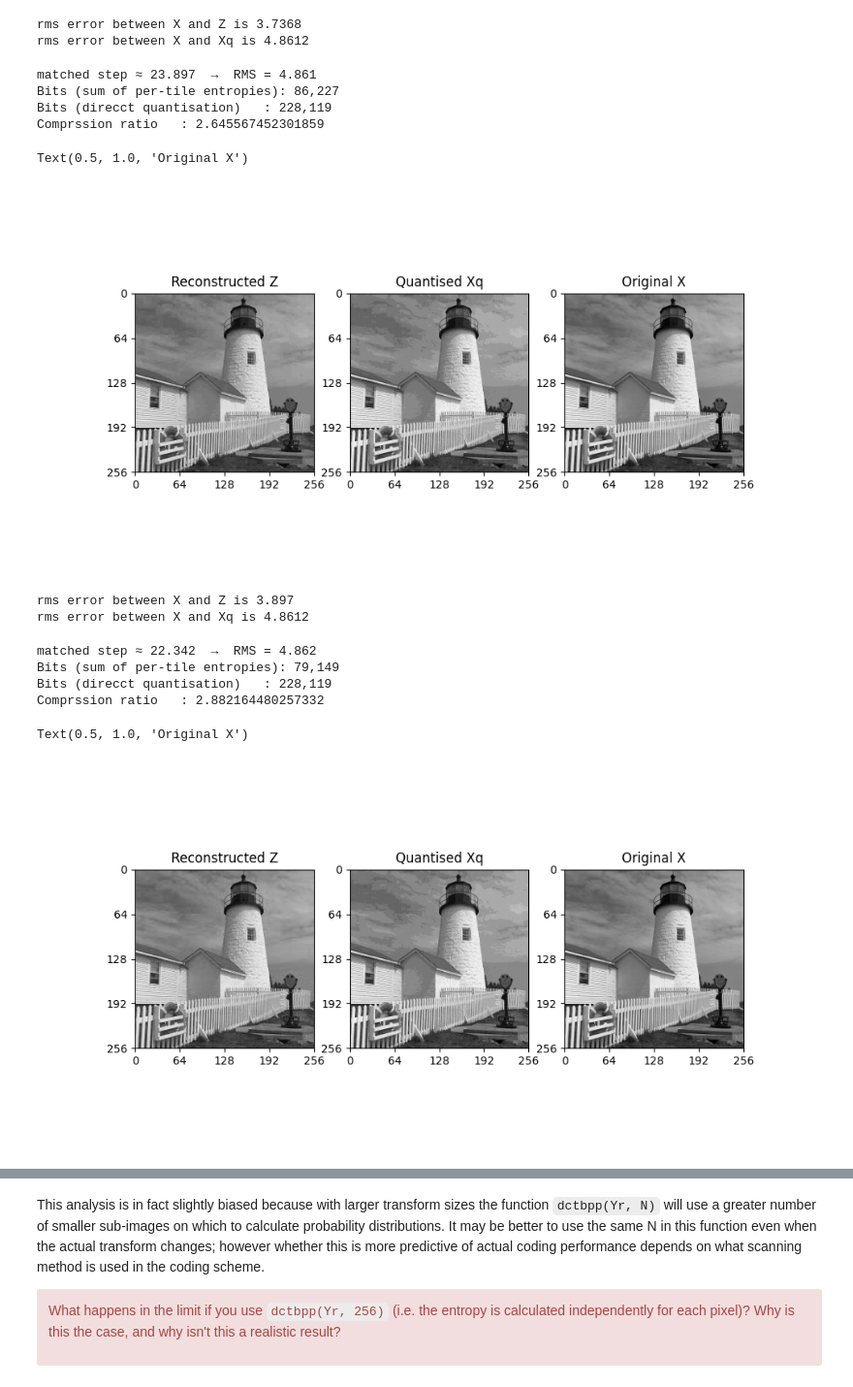
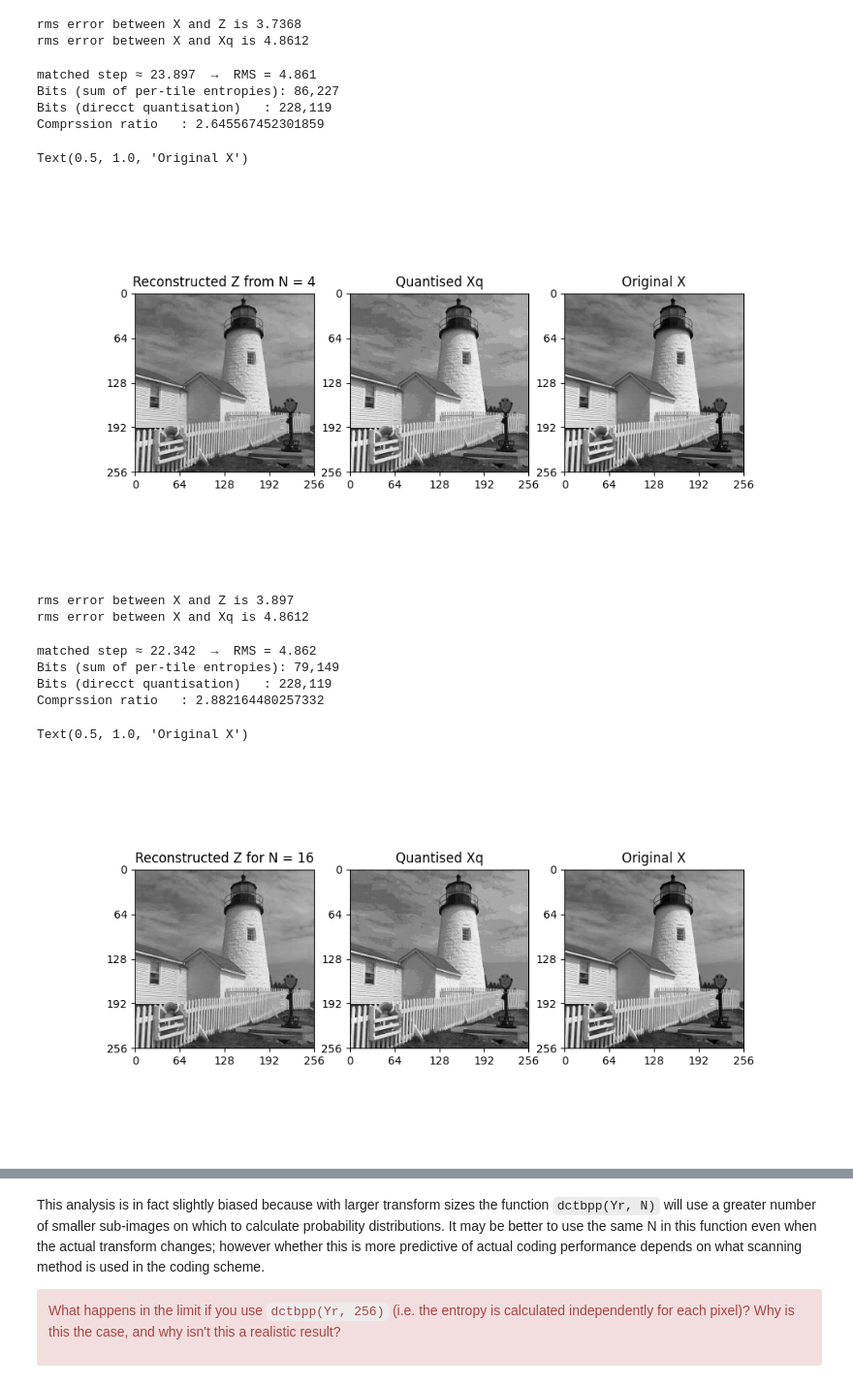
Before and after one commit to LucyYuanZihan/Lucy_cued_sf2_lab, a Jupyter notebook: 7-the-discrete-cosine-transform.ipynb, the cells around one changed output, grey strips where cells are left out. Shown at 97% size. Cells and saved outputs as stored; diff of their text form; code cells hidden in the pictures.

```diff
--- a/7-the-discrete-cosine-transform.ipynb
+++ b/7-the-discrete-cosine-transform.ipynb
@@ -499,36 +519,36 @@ def find_step_DCT_4(target_err, lo=1, hi=50, tol=0.001, max_iter= 5000):
         if e < target_err:
             lo = mid          # error too small ⇒ we need a larger step
 
     # If we drop out because of max_iter, return the best we have
     return mid, e   #mid is the matched step size, e is the error
 
 # optimise step size
 opt_step, opt_error = find_step_DCT_4(4.8612)
 print(f"\nmatched step ≈ {opt_step:.3f}  →  RMS = {opt_error:.3f}")
 
 # compression ratio
 N=4
 Yq = quantise(Y, step=opt_step)
 Yr = regroup(Yq, N) / N
 bits_sub = dctbpp(Yr, N=4)
 bits_direct_quantisation = bpp(quantise(X, step=17) )* X.size
 compression_ratio = bits_direct_quantisation / bits_sub
 print(f"Bits (sum of per-tile entropies): {bits_sub:,.0f}")
 print(f"Bits (direcct quantisation)   : {bits_direct_quantisation:,.0f}")
 print(f"Comprssion ratio   : {compression_ratio}")
 
-Z = colxfm(colxfm(Yq.T, C4.T).T, C4.T)
+Z4 = colxfm(colxfm(Yq.T, C4.T).T, C4.T)
 fig, (ax1, ax2, ax3) = plt.subplots(1, 3, figsize=(10, 5))
-plot_image(Z, ax=ax1); ax1.set_title("Reconstructed Z")
+plot_image(Z4, ax=ax1); ax1.set_title("Reconstructed Z from N = 4")
 plot_image(Xq, ax=ax2); ax2.set_title("Quantised Xq")
 plot_image(X, ax=ax3); ax3.set_title("Original X")
 # %% [output]
 matched step ≈ 23.897  →  RMS = 4.861
 Bits (sum of per-tile entropies): 86,227
 Bits (direcct quantisation)   : 228,119
 Comprssion ratio   : 2.645567452301859
 Text(0.5, 1.0, 'Original X')
-[figure, old version]
+[figure, new version]
 # %%
 # Your code here
 #reconstruct Z from Yq
@@ -586,9 +607,9 @@ print(f"Bits (sum of per-tile entropies): {bits_sub:,.0f}")
 print(f"Bits (direcct quantisation)   : {bits_direct_quantisation:,.0f}")
 print(f"Comprssion ratio   : {compression_ratio}")
 
-Z = colxfm(colxfm(Yq.T, C16.T).T, C16.T)
+Z16 = colxfm(colxfm(Yq.T, C16.T).T, C16.T)
 fig, (ax1, ax2, ax3) = plt.subplots(1, 3, figsize=(10, 5))
-plot_image(Z, ax=ax1); ax1.set_title("Reconstructed Z")
+plot_image(Z16, ax=ax1); ax1.set_title("Reconstructed Z for N = 16")
 plot_image(Xq, ax=ax2); ax2.set_title("Quantised Xq")
 plot_image(X, ax=ax3); ax3.set_title("Original X")
 # %% [output]
@@ -597,4 +618,4 @@ Bits (sum of per-tile entropies): 79,149
 Bits (direcct quantisation)   : 228,119
 Comprssion ratio   : 2.882164480257332
 Text(0.5, 1.0, 'Original X')
-[figure, old version]
+[figure, new version]
```
Also changed, not shown: parts of 6 cells of this notebook, 1 other file.
